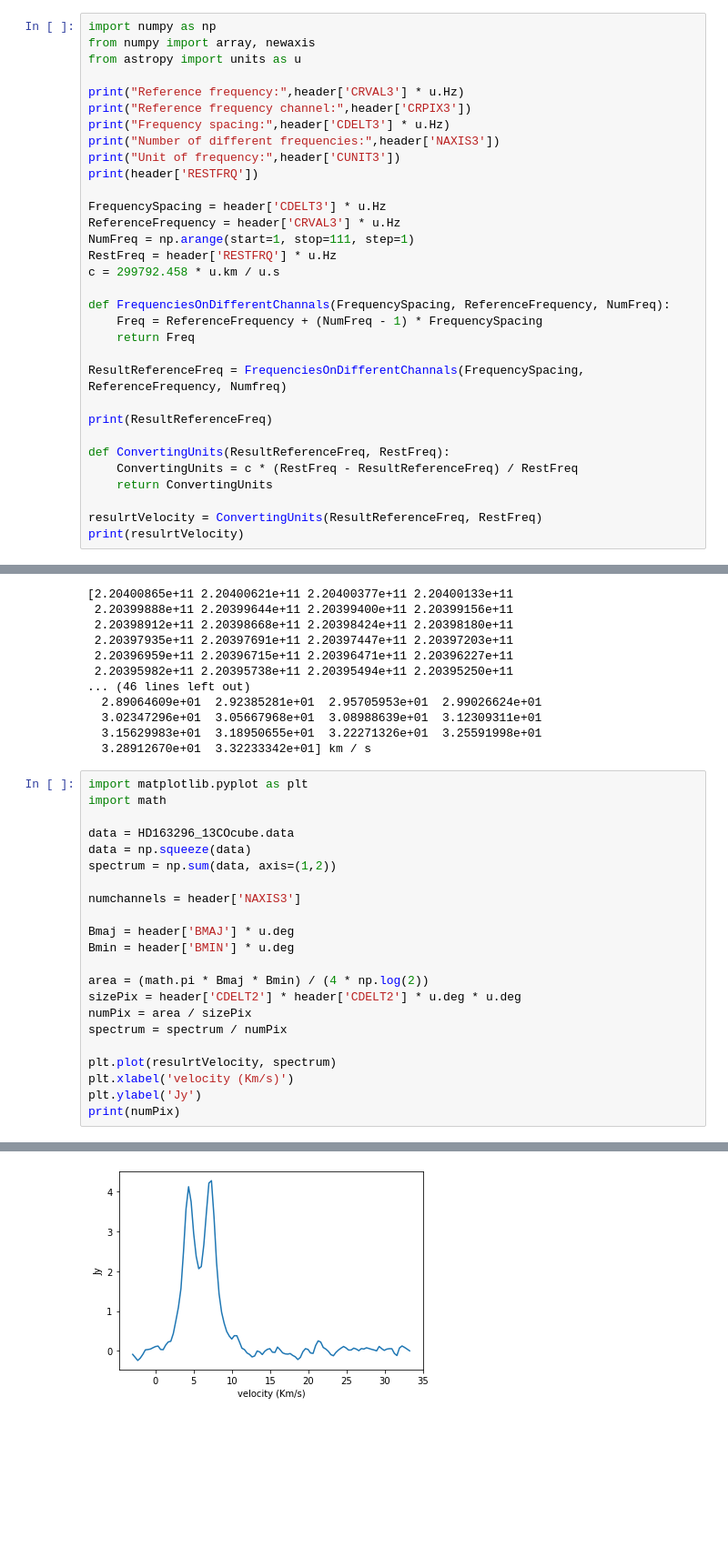
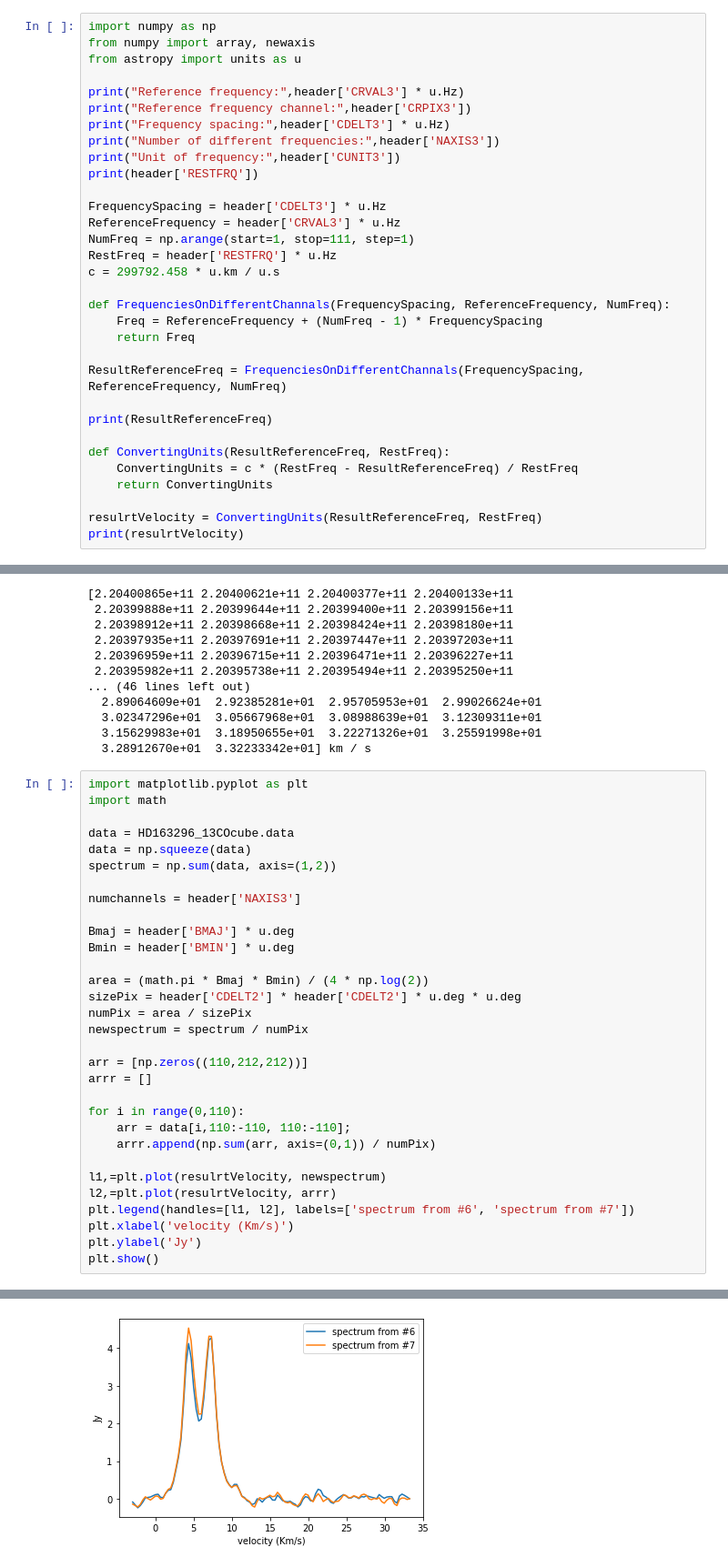
Before and after one commit to feilongm/Notebooks, a Jupyter notebook: notebooks/March_12.ipynb, the cells around one changed output, grey strips where cells are left out. Shown at 91% size. Cells and saved outputs as stored; diff of their text form; blank space fills up the shorter version.

```diff
--- a/notebooks/March_12.ipynb
+++ b/notebooks/March_12.ipynb
@@ -32,7 +32,7 @@ def FrequenciesOnDifferentChannals(FrequencySpacing, ReferenceFrequency, NumFreq
     Freq = ReferenceFrequency + (NumFreq - 1) * FrequencySpacing
     return Freq
 
-ResultReferenceFreq = FrequenciesOnDifferentChannals(FrequencySpacing, ReferenceFrequency, Numfreq)
+ResultReferenceFreq = FrequenciesOnDifferentChannals(FrequencySpacing, ReferenceFrequency, NumFreq)
 
 print(ResultReferenceFreq)
 
@@ -76,10 +76,19 @@ Bmin = header['BMIN'] * u.deg
 area = (math.pi * Bmaj * Bmin) / (4 * np.log(2))
 sizePix = header['CDELT2'] * header['CDELT2'] * u.deg * u.deg
 numPix = area / sizePix
-spectrum = spectrum / numPix
+newspectrum = spectrum / numPix
 
-plt.plot(resulrtVelocity, spectrum)
+arr = [np.zeros((110,212,212))]
+arrr = []
+
+for i in range(0,110):
+    arr = data[i,110:-110, 110:-110];
+    arrr.append(np.sum(arr, axis=(0,1)) / numPix)
+
+l1,=plt.plot(resulrtVelocity, newspectrum)
+l2,=plt.plot(resulrtVelocity, arrr)
+plt.legend(handles=[l1, l2], labels=['spectrum from #6', 'spectrum from #7'])
 plt.xlabel('velocity (Km/s)')
 plt.ylabel('Jy')
-print(numPix)
+plt.show()
 # %% [output]
@@ -87 +95 @@ print(numPix)
-[figure, old version]
+[figure, new version]
```
Also changed, not shown: parts of 1 cell of this notebook.
